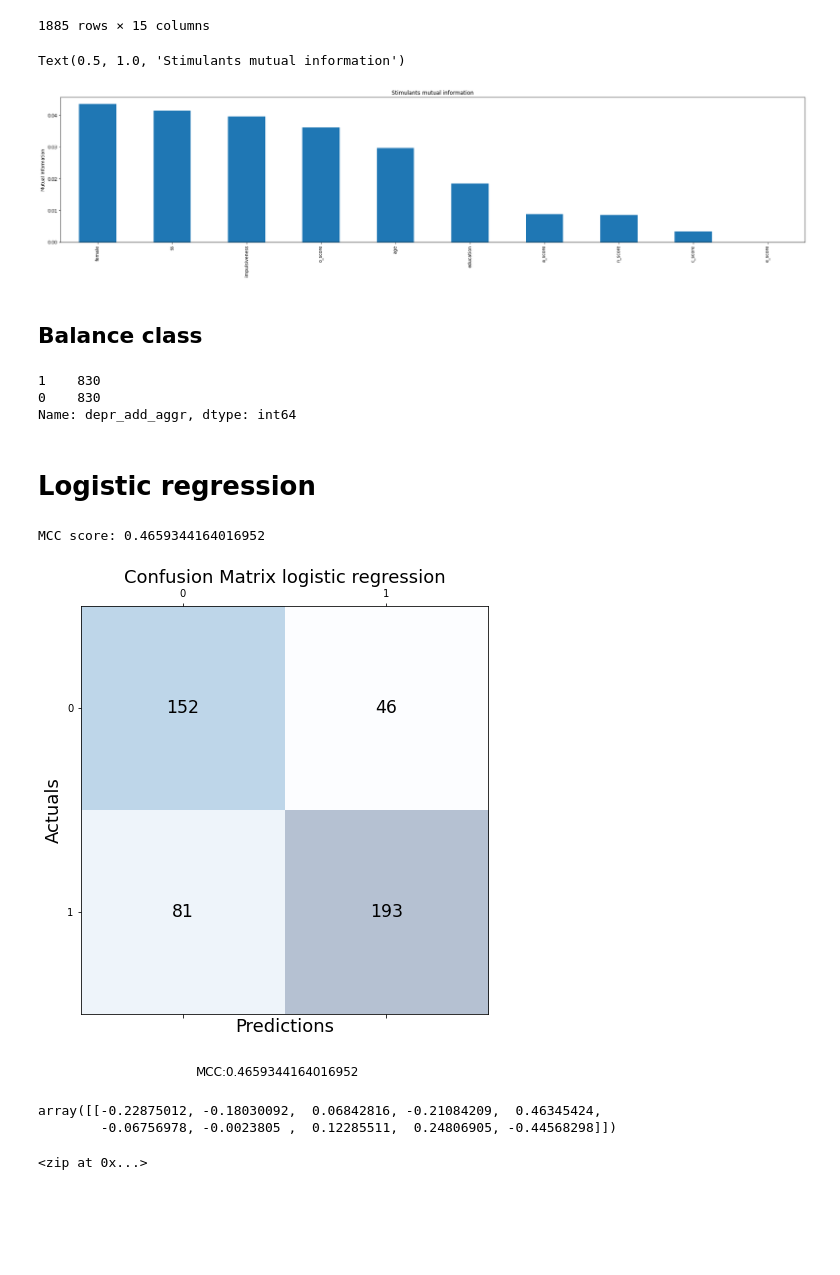
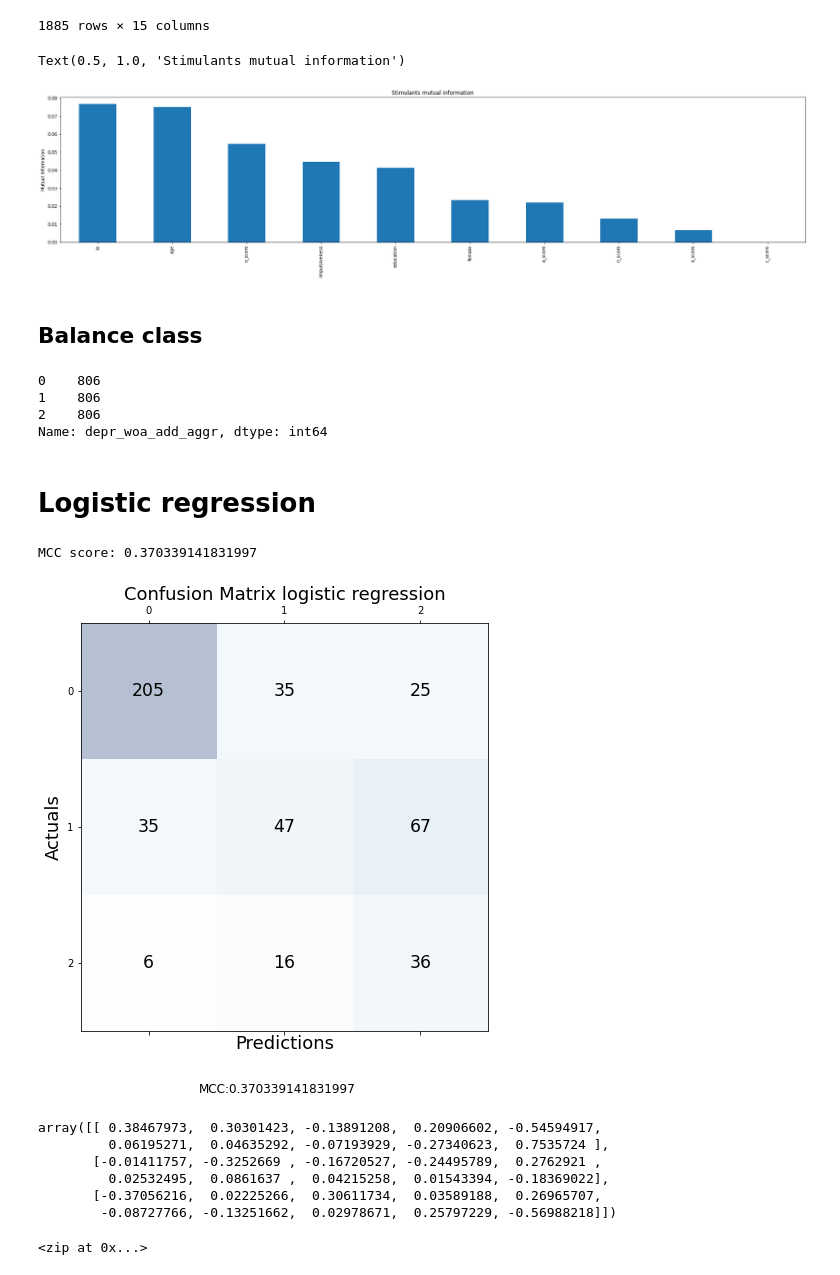
Before and after one commit to francescagiacco/ML-project-personality-and-drug-consumption, a Jupyter notebook: notebooks/second_modeling.ipynb, the cells around one changed output. Cells and saved outputs as stored; diff of their text form; code cells hidden in the pictures; blank space fills up the shorter version.

```diff
--- a/notebooks/second_modeling.ipynb
+++ b/notebooks/second_modeling.ipynb
@@ -36,7 +36,7 @@ display(data)
 #dt are the 3 drug types for which we run the models
 #select dt to choose drug type
 
-dt = 'depr_add_aggr'
+dt = 'depr_woa_add_aggr'
 
 if dt not in ['hall_add_aggr','stim_add_aggr', 'depr_add_aggr', 'depr_woa_add_aggr', 'hall_woc_add_aggr']:
     raise ValueError('dt has to be one of: hall_add_aggr, stim_add_aggr, depr_add_aggr', 'depr_woa_add_aggr','hall_woc_add_aggr')
@@ -65,7 +65,7 @@ nationality = ['australia', 'canada', 'new_zealand', 'ireland', 'uk', 'usa']
 
 race = ['asian', 'black_asian', 'white_asian','white_black', 'other', 'white', 'other2']
 
-data.drop(columns=substances+ nationality + race, inplace=True, axis=1)
+data.drop(columns=substances + race+ nationality, inplace=True, axis=1)
 data
 # %% [output]
 |  | age | education | n_score | e_score | o_score | a_score | c_score | impulsiveness | ss | female | ... |
@@ -84,19 +84,19 @@ data
 # %%
 # where more information is stored (I think, does someone know it better?)
 
-data[dt].replace(2,1, inplace = True) #just 2 classes not three
+#data[dt].replace(2,1, inplace = True) #just 2 classes not three
 X_train, X_test, y_train, y_test = train_test_split(data.drop(columns = ['hall_add_aggr','stim_add_aggr', 'depr_add_aggr','depr_woa_add_aggr','hall_woc_add_aggr'], axis=1),
                                                     data[dt], test_size=0.25, random_state=0)
 
 mi = mutual_info_classif(X_train, y_train)
 mi = pd.Series(mi)
 mi.index = X_train.columns
 mi.sort_values(ascending=False).plot.bar(figsize=(30, 6))
 plt.ylabel('Mutual Information')
 plt.title('Stimulants mutual information')
 # %% [output]
 Text(0.5, 1.0, 'Stimulants mutual information')
-[figure, old version]
+[figure, new version]
 # %% [markdown]
 ## Balance class
 # %%
@@ -107,9 +107,10 @@ oversample = SMOTE()
 X_train, y_train = oversample.fit_resample(X_train, y_train)
 y_train.value_counts()
 # %% [output]
-1    830
-0    830
-Name: depr_add_aggr, dtype: int64
+0    806
+1    806
+2    806
+Name: depr_woa_add_aggr, dtype: int64
 # %% [markdown]
 # Logistic regression
 # %%
@@ -142,10 +143,14 @@ plt.show()
 
 model.coef_
 # %% [output]
-MCC score: 0.4659344164016952
+MCC score: 0.370339141831997
-[figure, old version]
+[figure, new version]
-array([[-0.22875012, -0.18030092,  0.06842816, -0.21084209,  0.46345424,
-        -0.06756978, -0.0023805 ,  0.12285511,  0.24806905, -0.44568298]])
+array([[ 0.38467973,  0.30301423, -0.13891208,  0.20906602, -0.54594917,
+         0.06195271,  0.04635292, -0.07193929, -0.27340623,  0.7535724 ],
+       [-0.01411757, -0.3252669 , -0.16720527, -0.24495789,  0.2762921 ,
+         0.02532495,  0.0861637 ,  0.04215258,  0.01543394, -0.18369022],
+       [-0.37056216,  0.02225266,  0.30611734,  0.03589188,  0.26965707,
+        -0.08727766, -0.13251662,  0.02978671,  0.25797229, -0.56988218]])
 # %%
 (zip(list(X_train.columns),list(model.coef_)))
 # %% [output]
```
Also changed, not shown: parts of 12 cells of this notebook.
